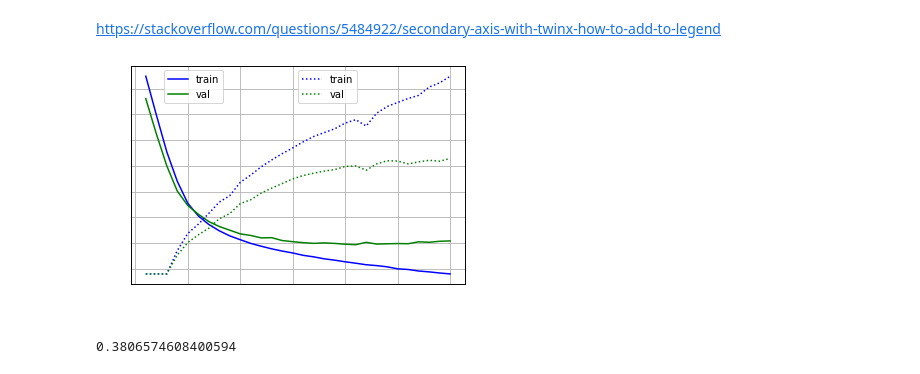
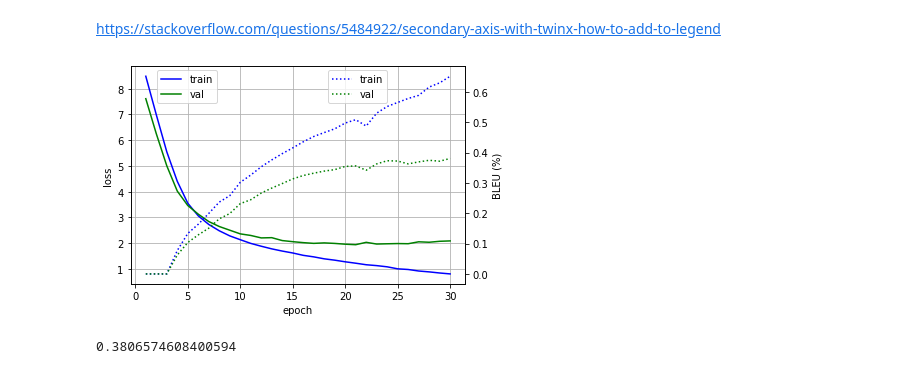
Before and after one commit to alexblg/nlp-agmir, a Jupyter notebook: plot_curves.ipynb, the cells around one changed output. Cells and saved outputs as stored; diff of their text form; code cells hidden in the pictures.

Commit message:
slight changes to plot curvesnotebook

```diff
--- a/plot_curves.ipynb
+++ b/plot_curves.ipynb
@@ -29,35 +29,35 @@ perf_dict['loss']['train'] = list(perf_dict['loss']['train'].values())
 # %%
 import numpy as np
 import matplotlib.pyplot as plt
 from matplotlib import rc
 rc('mathtext', default='regular')
 
 e_max = 30
 epochs = range(1,len(perf_dict['loss']['train'])+1)
 epochs = epochs[:e_max]
 
 fig = plt.figure()
 ax = fig.add_subplot(111)
 ax.plot(epochs, perf_dict['loss']['train'][:e_max], '-b', label = 'train')
 ax.plot(epochs, perf_dict['loss']['val'][:e_max], '-g', label = 'val')
-ax.tick_params(axis='x', colors="white")
-ax.tick_params(axis='y', colors="white")
+ax.tick_params(axis='x')#, colors="white")
+ax.tick_params(axis='y')#, colors="white")
 
 ax2 = ax.twinx()
 ax2.plot(epochs, perf_dict['bleu']['train'][:e_max], ':b', label = 'train')
 ax2.plot(epochs, perf_dict['bleu']['val'][:e_max], ':g', label = 'val')
-ax.legend(loc=(0.1,0.83))
+ax.legend(loc=(0.08,0.83))
 ax.grid()
-ax.set_xlabel("epoch", color="white")
-ax.set_ylabel(r"loss", color="white")
-ax2.set_ylabel(r"BLEU (%)", color="white")
-ax2.tick_params(axis='y', colors="white")
+ax.set_xlabel("epoch")#, color="white")
+ax.set_ylabel(r"loss")#, color="white")
+ax2.set_ylabel(r"BLEU (%)")#, color="white")
+ax2.tick_params(axis='y')#, colors="white")
 #ax2.set_ylim(0, 1)
 #ax.set_ylim(0,10)
-ax2.legend(loc=(0.5,0.83))
+ax2.legend(loc=(0.59,0.83))
 plt.show()
 # %% [output]
-[figure, old version]
+[figure, new version]
 # %%
 max(perf_dict['bleu']['val'])
 # %% [output]
```
